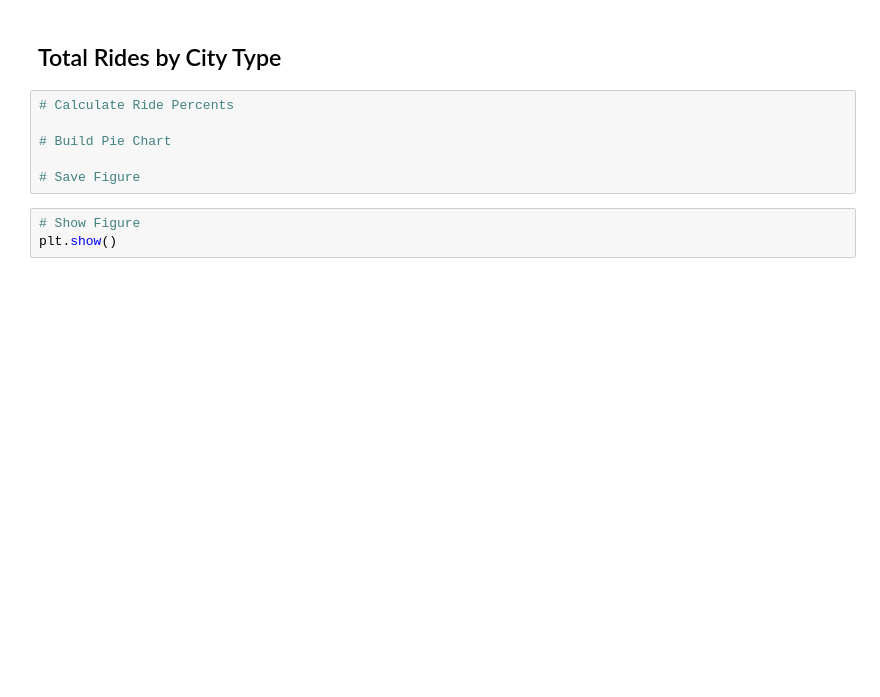
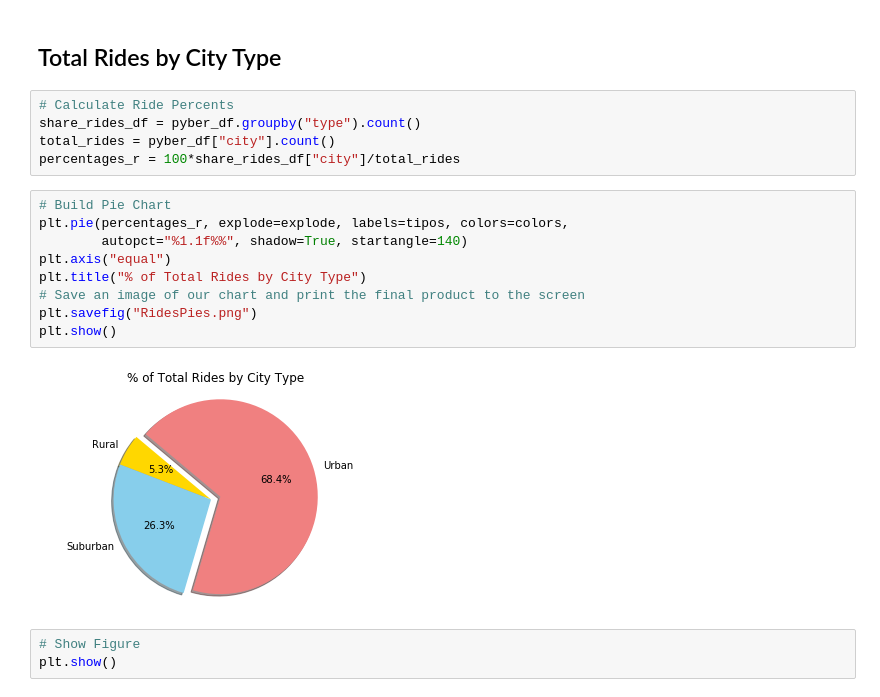
Before and after one commit to btellobravo/Pyber, a Jupyter notebook: Pyber_BTB.ipynb, the cells around one changed output. Saved outputs shown, nothing was run; the diff lists cells and outputs as text; blank space fills up the shorter version.

```diff
--- a/Pyber_BTB.ipynb
+++ b/Pyber_BTB.ipynb
@@ -108,12 +110,22 @@ plt.show()
 [figure]
 # %% [markdown]
 ## Total Rides by City Type
-# %%
-# Calculate Ride Percents
-
-# Build Pie Chart
-
-# Save Figure
+# %%
+# Calculate Ride Percents
+share_rides_df = pyber_df.groupby("type").count()
+total_rides = pyber_df["city"].count()
+percentages_r = 100*share_rides_df["city"]/total_rides
+# %%
+# Build Pie Chart
+plt.pie(percentages_r, explode=explode, labels=tipos, colors=colors,
+        autopct="%1.1f%%", shadow=True, startangle=140)
+plt.axis("equal")
+plt.title("% of Total Rides by City Type")
+# Save an image of our chart and print the final product to the screen
+plt.savefig("RidesPies.png")
+plt.show()
+# %% [output]
+[figure, added]
 # %%
 # Show Figure
 plt.show()
```
Also changed, not shown: parts of 13 cells of this notebook, 4 other files.
